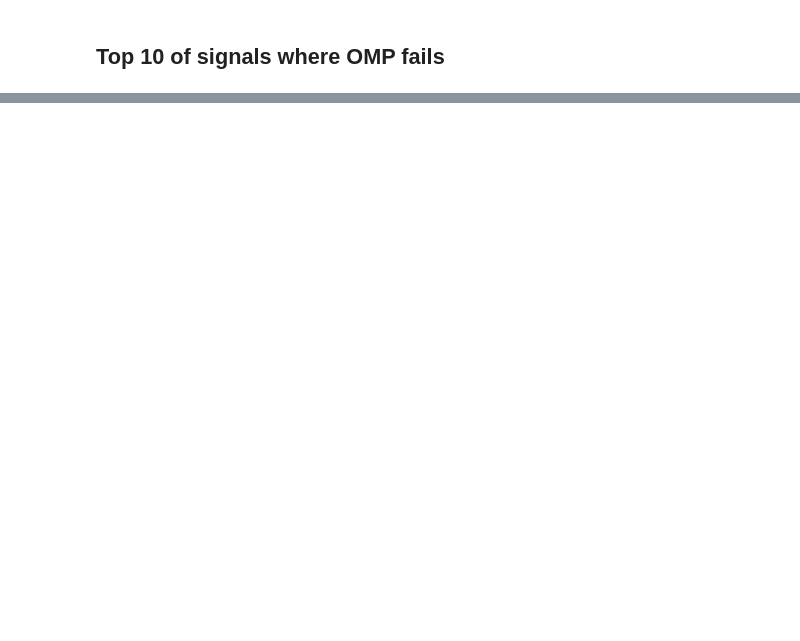
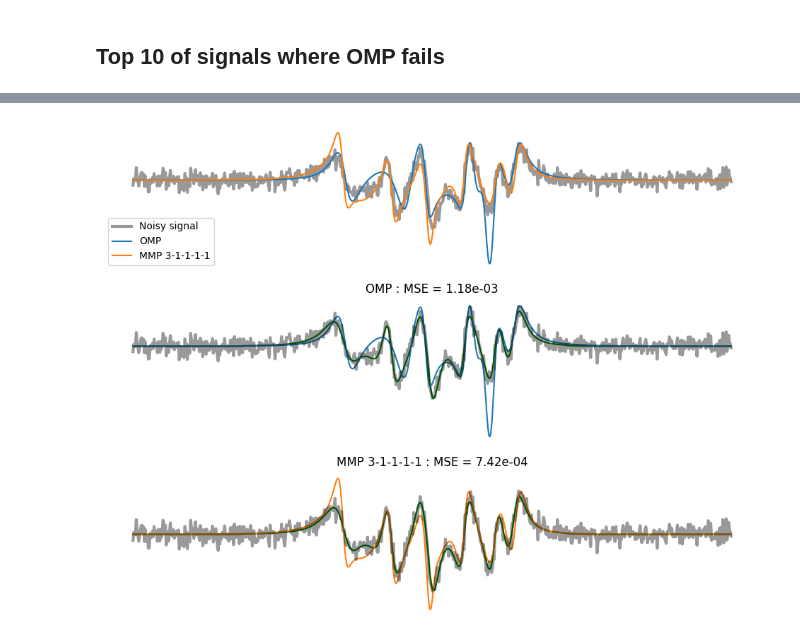
Before and after one commit to yanisgomes/csc, a Jupyter notebook: examples/mmpdf_sorting_metrics.ipynb, the cells around one changed output, grey strips where cells are left out. Saved outputs shown, nothing was run; the diff lists cells and outputs as text; code cells hidden in the pictures; blank space fills up the shorter version.

```diff
--- a/examples/mmpdf_sorting_metrics.ipynb
+++ b/examples/mmpdf_sorting_metrics.ipynb
@@ -66,0 +71,4 @@ workbench.plotMMPComparison(mmpdf_db_path=path_to_mmpdf_db, id=ids[5])
+# %%
+workbench.plotMMPComparison(mmpdf_db_path=path_to_mmpdf_db, id=ids[2])
+# %% [output]
+[figure, added]
```
Also changed, not shown: parts of 5 cells of this notebook, 5 other files.
